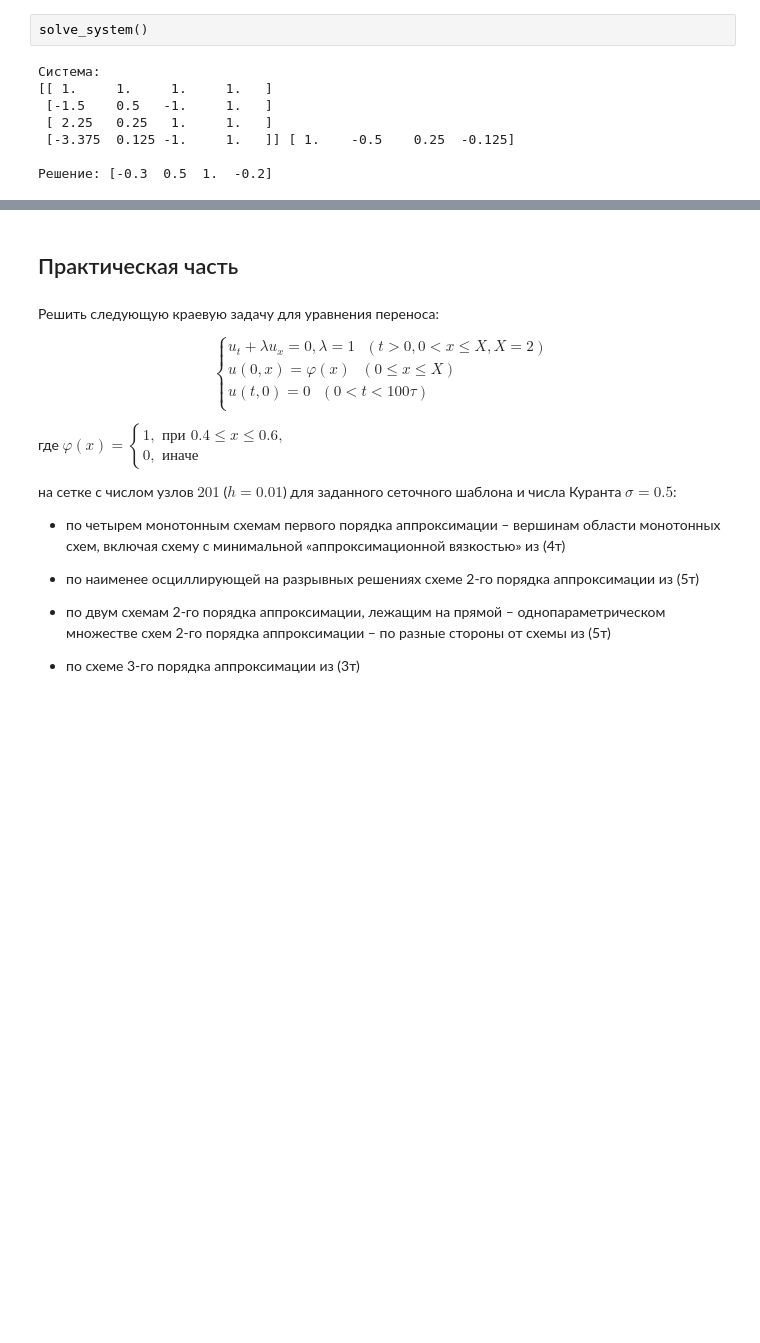
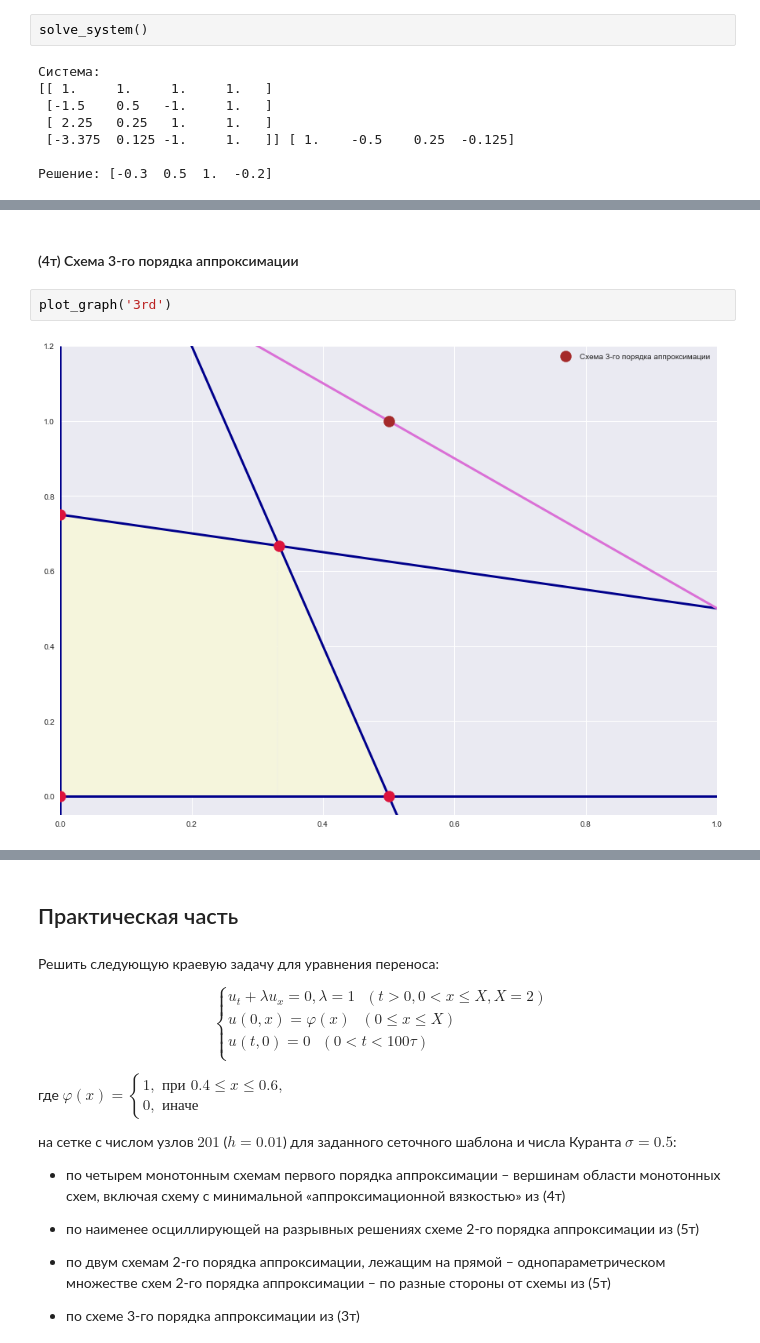
Before and after one commit to n-bykoff/NLP-MIPT-COURSE, a Jupyter notebook: lab_1/lab_1.ipynb, the cells around one changed output, grey strips where cells are left out. Cells and saved outputs as stored; diff of their text form; blank space fills up the shorter version.

```diff
--- a/lab_1/lab_1.ipynb
+++ b/lab_1/lab_1.ipynb
@@ -67,0 +69,6 @@ plot_graph('2nd')
+# %% [markdown]
+#### (4т) Схема 3-го порядка аппроксимации
+# %%
+plot_graph('3rd')
+# %% [output]
+[figure, added]
```
Also changed, not shown: parts of 8 cells of this notebook, 1 other file.
